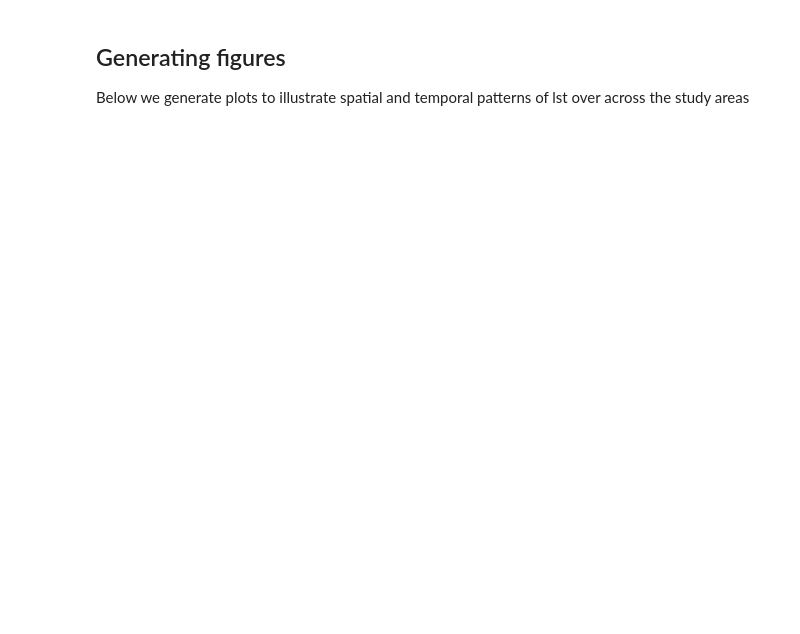
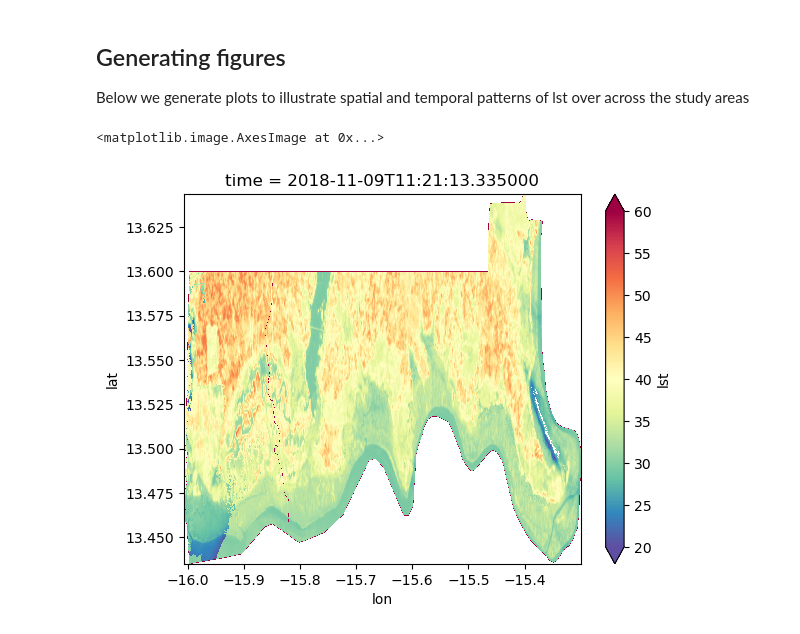
Before and after one commit to MSU-PALs/precisehealthgeo, a Jupyter notebook: Monthly Exposures by neighborhood.ipynb, the cells around one changed output. Drawn from its saved outputs; the diff is of its cells as text; code cells hidden in the pictures; blank space fills up the shorter version.

```diff
--- a/Monthly Exposures by neighborhood.ipynb
+++ b/Monthly Exposures by neighborhood.ipynb
@@ -43,7 +43,7 @@ There is also a function for plotting results on a folium map.
 def generateImageCollection(exposure, country, dataset, facilities=False):
 
     start='2018-11-01'
-    end='2022-03-31'
+    end='2022-12-31'
     ### image processing functions ###
     ##################################
 
@@ -287,6 +328,10 @@ def monthly_exposures(exposure, country, dataset, facilities=False, draw_map=Fal
 def agg_monthly_exposures(exposure, country, dataset, facilities=False, draw_map=False):
     images=generateImageCollection(exposure, country, dataset, facilities)
     return drawCollection(images, exposure, country) if draw_map else aggregateTimeSeries(images, exposure, country, dataset)
+# %%
+def agg_monthly_exposure_maps(exposure, country, dataset, facilities=False, draw_map=False):
+    images=generateImageCollection(exposure, country, dataset, facilities)
+    return generateTimeSeriesMaps(images, exposure, country, dataset)
 # %% [markdown]
 ## Generate exposures and export
 # %%
@@ -364,0 +411,8 @@ era5_raster=export_maps('gambia', 'era5')
+# %%
+import time
+# need to delay API requests to GEE
+landsat_raster=agg_monthly_exposure_maps(exposure='lst', country='gambia', dataset='landsat')
+time.sleep(45)
+modis_raster=agg_monthly_exposure_maps(exposure='lst', country='gambia', dataset='modis')
+time.sleep(45)
+era5_raster=agg_monthly_exposure_maps(exposure='lst', country='gambia', dataset='era5')
@@ -448,6 +483,11 @@ locations
 # %% [markdown]
 ## Generating figures
 Below we generate plots to illustrate spatial and temporal patterns of lst over across the study areas
+# %%
+landsat_raster['lst'].sel(time='2018-11', method='nearest').plot.imshow(vmin=20, vmax=60, cmap='Spectral_r', **spatial_dims)
+# %% [output]
+<matplotlib.image.AxesImage at 0x...>
+[figure, added]
 # %%
 # figure 1: mean surface temperature gridded vs voronoi 2018 to 2022
 fig, axs=plt.subplots(3, 2, sharex=True, sharey=True, figsize=(10, 5))
```
Also changed, not shown: parts of 29 cells of this notebook, 7 other files.
